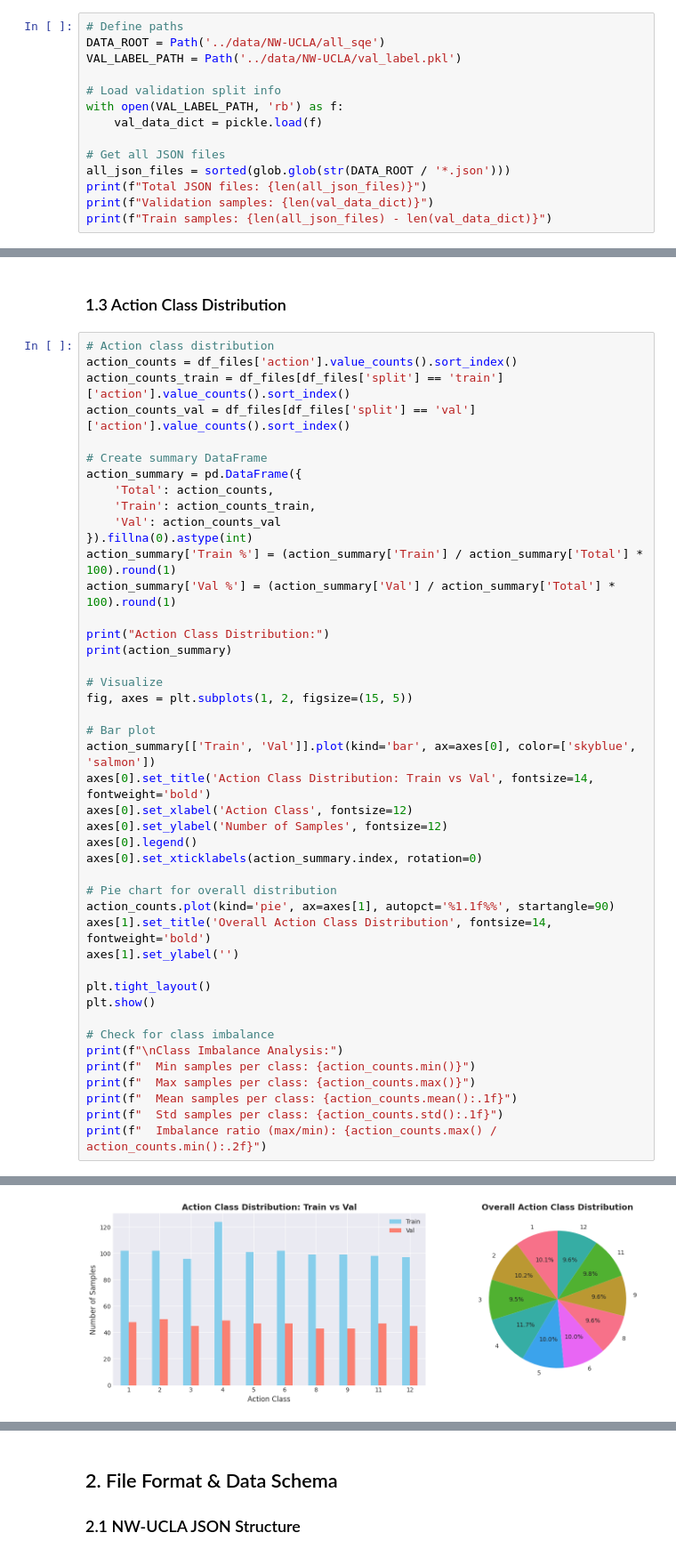
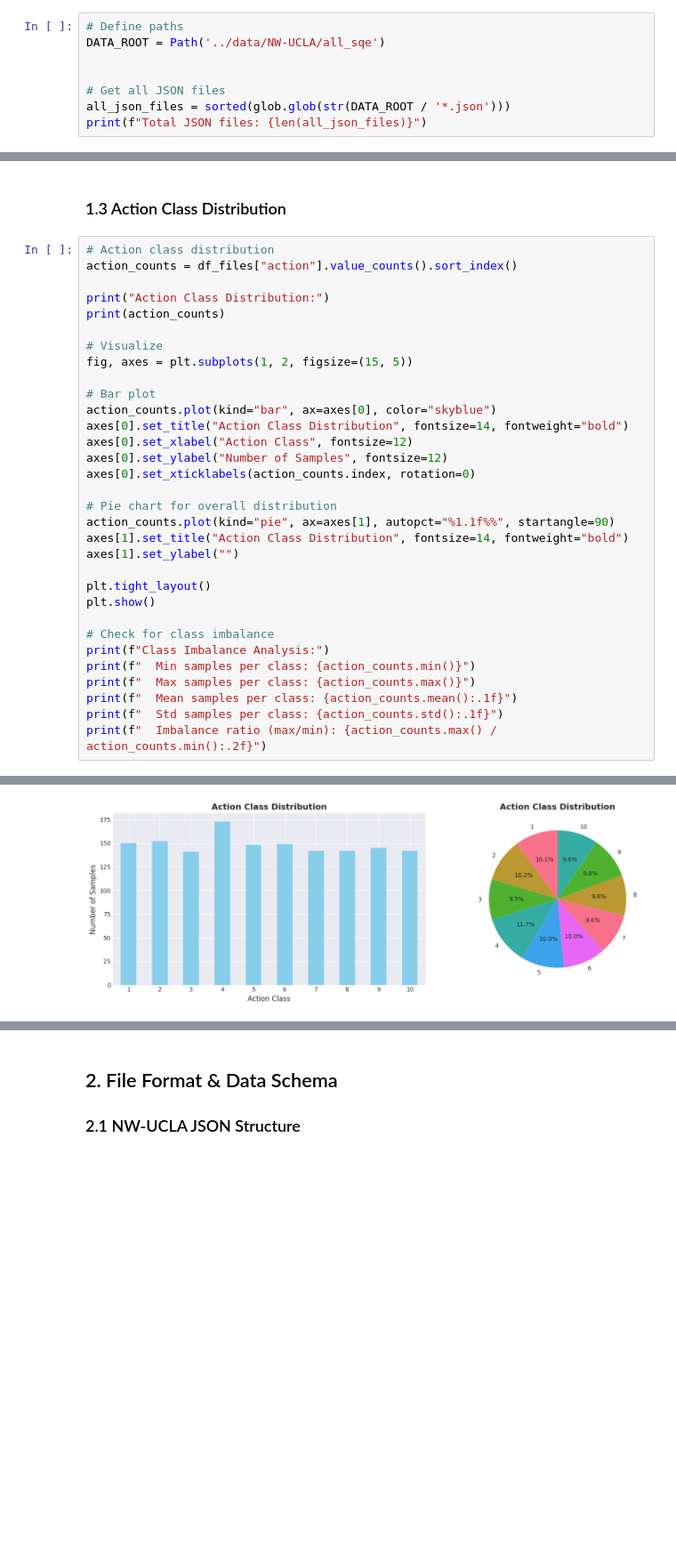
Before and after one commit to hoangduy181/CTR-GCN, a Jupyter notebook: eda/nw_ucla.ipynb, the cells around one changed output, grey strips where cells are left out. Shown at 89% size. Drawn from its saved outputs; the diff is of its cells as text; blank space fills up the shorter version.

```diff
--- a/eda/nw_ucla.ipynb
+++ b/eda/nw_ucla.ipynb
@@ -42,16 +42,10 @@ Libraries imported successfully!
 # %%
 # Define paths
 DATA_ROOT = Path('../data/NW-UCLA/all_sqe')
-VAL_LABEL_PATH = Path('../data/NW-UCLA/val_label.pkl')
 
-# Load validation split info
-with open(VAL_LABEL_PATH, 'rb') as f:
-    val_data_dict = pickle.load(f)
 
 # Get all JSON files
 all_json_files = sorted(glob.glob(str(DATA_ROOT / '*.json')))
 print(f"Total JSON files: {len(all_json_files)}")
-print(f"Validation samples: {len(val_data_dict)}")
-print(f"Train samples: {len(all_json_files) - len(val_data_dict)}")
 # %% [output]
 Total JSON files: 1484
@@ -113,43 +96,31 @@ Dataset Statistics:
 ### 1.3 Action Class Distribution
 # %%
 # Action class distribution
-action_counts = df_files['action'].value_counts().sort_index()
-action_counts_train = df_files[df_files['split'] == 'train']['action'].value_counts().sort_index()
-action_counts_val = df_files[df_files['split'] == 'val']['action'].value_counts().sort_index()
-
-# Create summary DataFrame
-action_summary = pd.DataFrame({
-    'Total': action_counts,
-    'Train': action_counts_train,
-    'Val': action_counts_val
-}).fillna(0).astype(int)
-action_summary['Train %'] = (action_summary['Train'] / action_summary['Total'] * 100).round(1)
-action_summary['Val %'] = (action_summary['Val'] / action_summary['Total'] * 100).round(1)
+action_counts = df_files["action"].value_counts().sort_index()
 
 print("Action Class Distribution:")
-print(action_summary)
+print(action_counts)
 
 # Visualize
 fig, axes = plt.subplots(1, 2, figsize=(15, 5))
 
 # Bar plot
-action_summary[['Train', 'Val']].plot(kind='bar', ax=axes[0], color=['skyblue', 'salmon'])
-axes[0].set_title('Action Class Distribution: Train vs Val', fontsize=14, fontweight='bold')
-axes[0].set_xlabel('Action Class', fontsize=12)
-axes[0].set_ylabel('Number of Samples', fontsize=12)
-axes[0].legend()
-axes[0].set_xticklabels(action_summary.index, rotation=0)
+action_counts.plot(kind="bar", ax=axes[0], color="skyblue")
+axes[0].set_title("Action Class Distribution", fontsize=14, fontweight="bold")
+axes[0].set_xlabel("Action Class", fontsize=12)
+axes[0].set_ylabel("Number of Samples", fontsize=12)
+axes[0].set_xticklabels(action_counts.index, rotation=0)
 
 # Pie chart for overall distribution
-action_counts.plot(kind='pie', ax=axes[1], autopct='%1.1f%%', startangle=90)
-axes[1].set_title('Overall Action Class Distribution', fontsize=14, fontweight='bold')
-axes[1].set_ylabel('')
+action_counts.plot(kind="pie", ax=axes[1], autopct="%1.1f%%", startangle=90)
+axes[1].set_title("Action Class Distribution", fontsize=14, fontweight="bold")
+axes[1].set_ylabel("")
 
 plt.tight_layout()
 plt.show()
 
 # Check for class imbalance
-print(f"\nClass Imbalance Analysis:")
+print(f"Class Imbalance Analysis:")
 print(f"  Min samples per class: {action_counts.min()}")
 print(f"  Max samples per class: {action_counts.max()}")
 print(f"  Mean samples per class: {action_counts.mean():.1f}")
@@ -172,4 +143,4 @@ action
-[figure, old version]
+[figure, new version]
 Class Imbalance Analysis:
   Min samples per class: 141
   Max samples per class: 173
```
Also changed, not shown: parts of 22 cells of this notebook, 22 other files.
